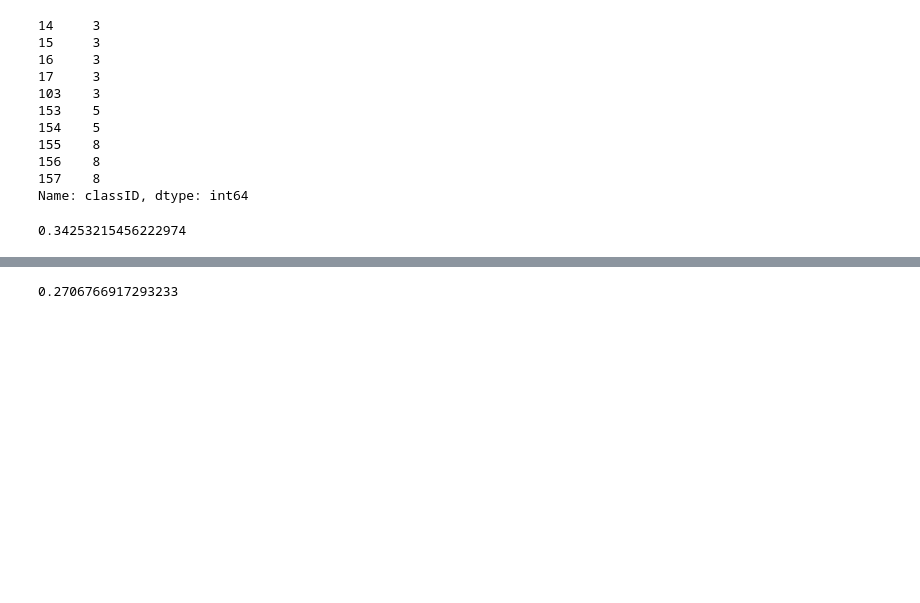
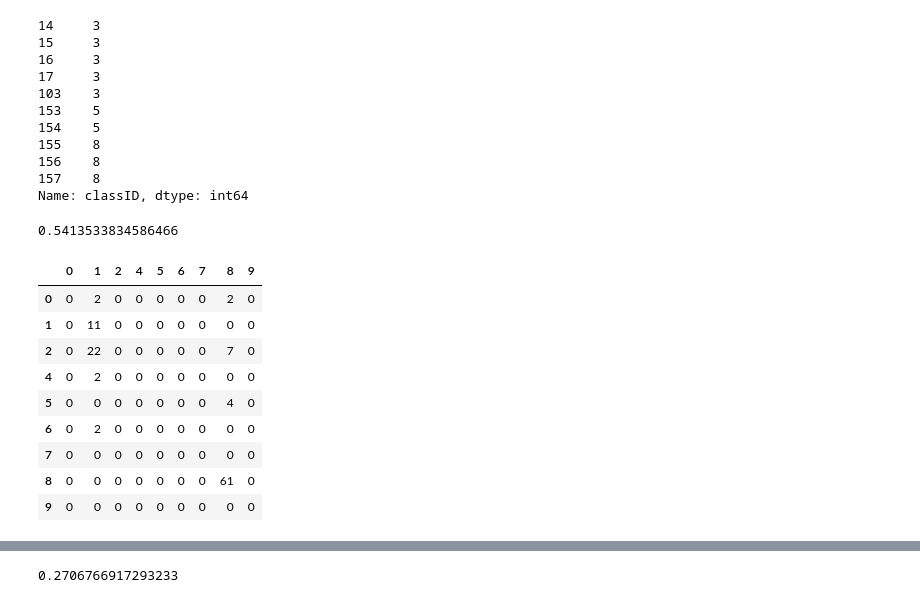
Before and after one commit to axelth/us8kdata, a Jupyter notebook: notebooks/first_data_exploration.ipynb, the cells around one changed output, grey strips where cells are left out. Saved outputs shown, nothing was run; the diff lists cells and outputs as text; code cells hidden in the pictures; blank space fills up the shorter version.

```diff
--- a/notebooks/first_data_exploration.ipynb
+++ b/notebooks/first_data_exploration.ipynb
@@ -247,13 +273,15 @@ plot_class_mean_spectrum(9)
 # %% [output]
 [figure]
 # %%
-def get_fold_mfcc_mean_vectors(folds):
+def get_fold_mfcc_mean_vectors(folds, sr=16000):
     spectrums = []
     for idx, row in metadata_df.query('fold in @folds').iterrows():
+        #tmp_wav, tmp_sr = librosa.load(path_builder(row[0], row[-3]), sr=sr)
         tmp_sr, tmp_wav = wavfile.read(path_builder(row[0], row[-3]))
+        tmp_wav = tmp_wav.astype(np.float32) / np.iinfo(np.int16).max
         #spectrum = librosa.stft(tmp_wav.astype(np.float), n_fft=1024)
         #pow_spectrum = np.abs(spectrum)
-        mfcc = librosa.feature.mfcc(y=tmp_wav.astype(float), sr=tmp_sr)
+        mfcc = librosa.feature.mfcc(y=tmp_wav, sr=tmp_sr)
         spectrums.append(mfcc.mean(axis=1))
 
     spectrums = np.array(spectrums)
@@ -305,6 +317,6 @@ fold1_three_class_y.value_counts()
 1     354
 Name: classID, dtype: int64
 # %%
-fsr, fold2_spectrums = get_fold_mfcc_mean_vectors(2)
+fsr, fold2_spectrums = get_fold_mfcc_mean_vectors([2])
 # %%
 from sklearn.linear_model import LogisticRegression
@@ -311,7 +327,10 @@ from sklearn.linear_model import LogisticRegression
 # %%
 model = LogisticRegression(max_iter=1000)
 # %%
-model.fit(fold1_spectrums, metadata_df.query('fold in [1,3,4,5,6,7,8,9]').classID, )
+model.fit(fold1_spectrums,
+         metadata_df.query('fold in [1,3,4,5,6,7,8,9]').classID,
+        #fold1_three_class_y,
+         )
 # %% [output]
 STOP: TOTAL NO. of ITERATIONS REACHED LIMIT.
 
@@ -346,6 +362,23 @@ from sklearn.metrics import recall_score, precision_score
 # %%
-precision_score(model.predict(fold2_spectrums[car_siren_idx]),
+recall_score(model.predict(fold2_spectrums[car_siren_idx]),
              metadata_df.query('fold == 2').classID.values[car_siren_idx],
-            average='weighted')
+             average='weighted')
 # %% [output]
-0.34253215456222974
+0.5413533834586466
+# %%
+from sklearn.metrics import confusion_matrix
+pd.DataFrame(
+confusion_matrix(model.predict(fold2_spectrums[car_siren_idx]),
+             metadata_df.query('fold == 2').classID.values[car_siren_idx], labels=[0,1,2,4,5,6,7,8,9])
+, index=[0,1,2,4,5,6,7,8,9], columns=[0,1,2,4,5,6,7,8,9])
+# %% [output]
+|  | 0 | 1 | 2 | 4 | 5 | 6 | 7 | 8 | 9 |
+| 0 | 0 | 2 | 0 | 0 | 0 | 0 | 0 | 2 | 0 |
+| 1 | 0 | 11 | 0 | 0 | 0 | 0 | 0 | 0 | 0 |
+| 2 | 0 | 22 | 0 | 0 | 0 | 0 | 0 | 7 | 0 |
+| 4 | 0 | 2 | 0 | 0 | 0 | 0 | 0 | 0 | 0 |
+| 5 | 0 | 0 | 0 | 0 | 0 | 0 | 0 | 4 | 0 |
+| 6 | 0 | 2 | 0 | 0 | 0 | 0 | 0 | 0 | 0 |
+| 7 | 0 | 0 | 0 | 0 | 0 | 0 | 0 | 0 | 0 |
+| 8 | 0 | 0 | 0 | 0 | 0 | 0 | 0 | 61 | 0 |
+| 9 | 0 | 0 | 0 | 0 | 0 | 0 | 0 | 0 | 0 |
```
Also changed, not shown: parts of 18 cells of this notebook.
